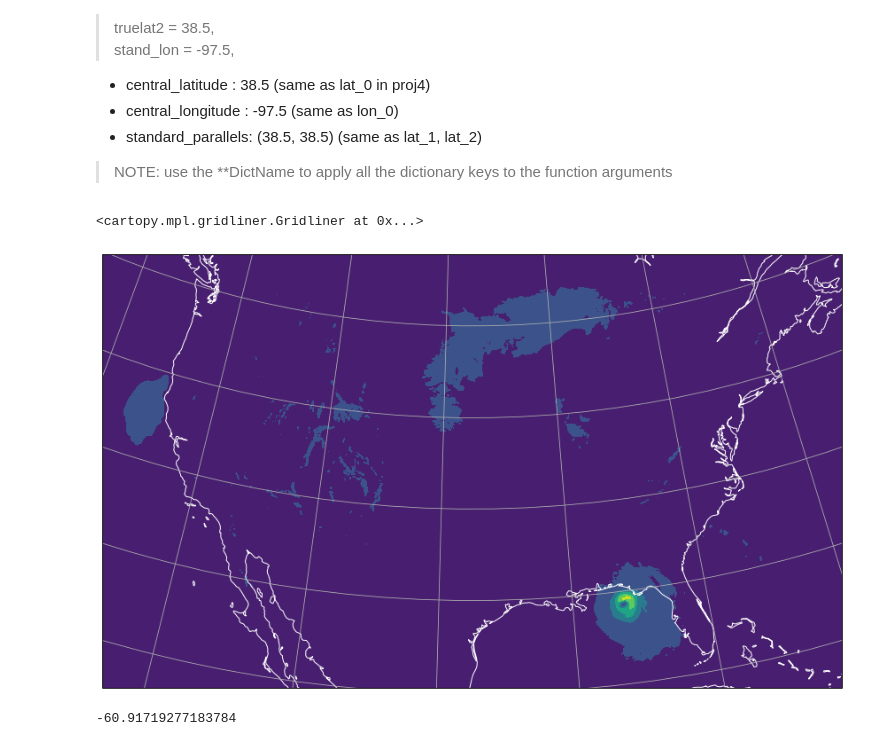
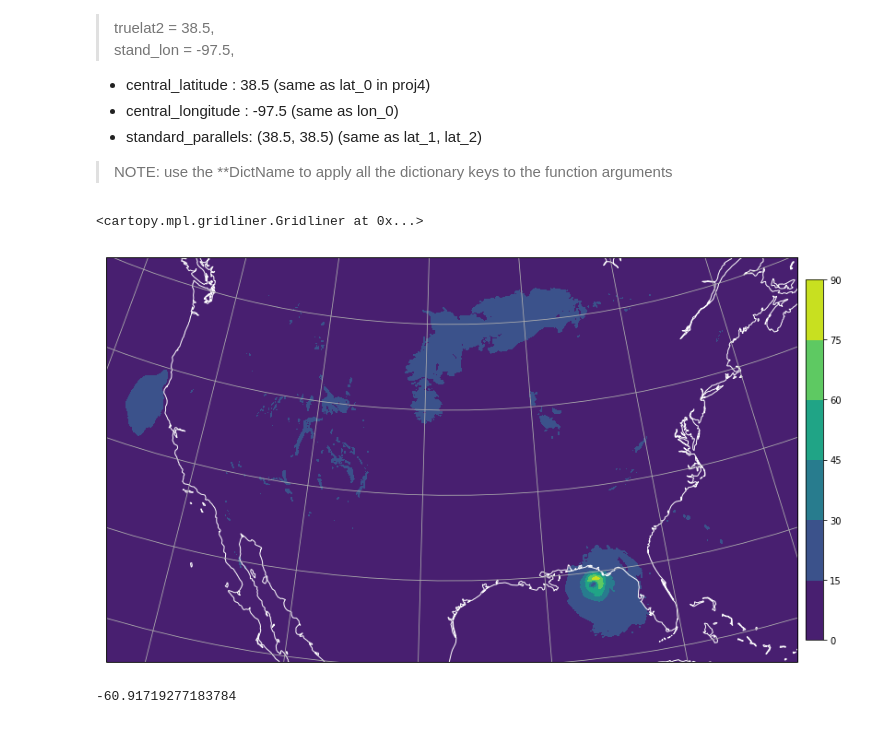
Before and after one commit to blaylockbk/pyBKB_v3, a Jupyter notebook: BB_maps/cartopy_tutorial.ipynb, the cells around one changed output. Cells and saved outputs as stored; diff of their text form; code cells hidden in the pictures.

```diff
--- a/BB_maps/cartopy_tutorial.ipynb
+++ b/BB_maps/cartopy_tutorial.ipynb
@@ -56,28 +64,30 @@ lccProjParams_HRRR = { 'central_latitude'   : -38.5,        # same as lat_0 in p
                        'central_longitude'  : -97.5,       # same as lon_0
                        'standard_parallels' : (38.5, 38.5), # same as (lat_1, lat_2)
                      }
-proj = ccrs.LambertConformal(**lccProjParams_HRRR)
+HRRR_proj = ccrs.LambertConformal(**lccProjParams_HRRR)
 # %%
 fig = plt.figure(figsize=(16,9))
 
 # "destination" projection
-ax = plt.axes(projection = proj)
+ax = plt.axes(projection = HRRR_proj)
 
 # "source" projection
 # Since we have lat/lon points for every data point, we use PlateCarree
-ax.pcolormesh(gust['lon'], gust['lat'], gust['value'], transform=ccrs.PlateCarree())
-ax.contourf(gust['lon'], gust['lat'], gust['value'], transform=ccrs.PlateCarree())
+#cf = ax.pcolormesh(gust['lon'], gust['lat'], gust['value'], transform=ccrs.PlateCarree())
+cf = ax.contourf(gust['lon'], gust['lat'], gust['value'], transform=ccrs.PlateCarree())
+
+plt.colorbar(cf, ax=ax, shrink=.8, pad=.01)
 
 ax.coastlines(resolution='50m', color='w')
 
 #ax.set_extent([-130, gust['lon'][-1,-1], gust['lat'].max(), gust['lat'].min()], ccrs.PlateCarree())
 
 ## Draw the entire globe (do not auto scale)
 #ax.set_global()
 ax.gridlines()
 # %% [output]
 <cartopy.mpl.gridliner.Gridliner at 0x...>
-[figure, old version]
+[figure, new version]
 # %%
 gust['lon'][-1,-1]
 # %% [output]
```
Also changed, not shown: parts of 33 cells of this notebook, 5 other files.
